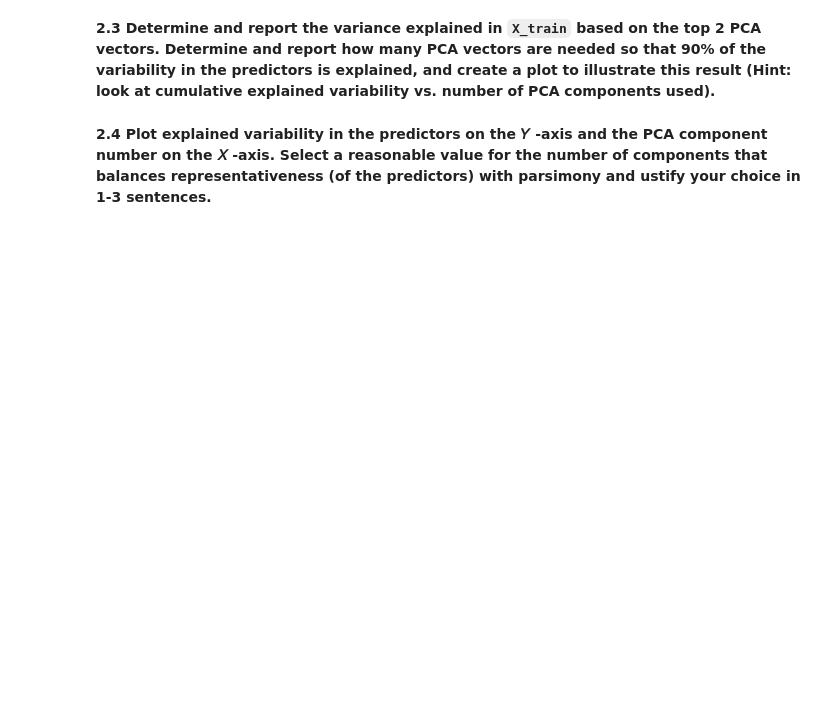
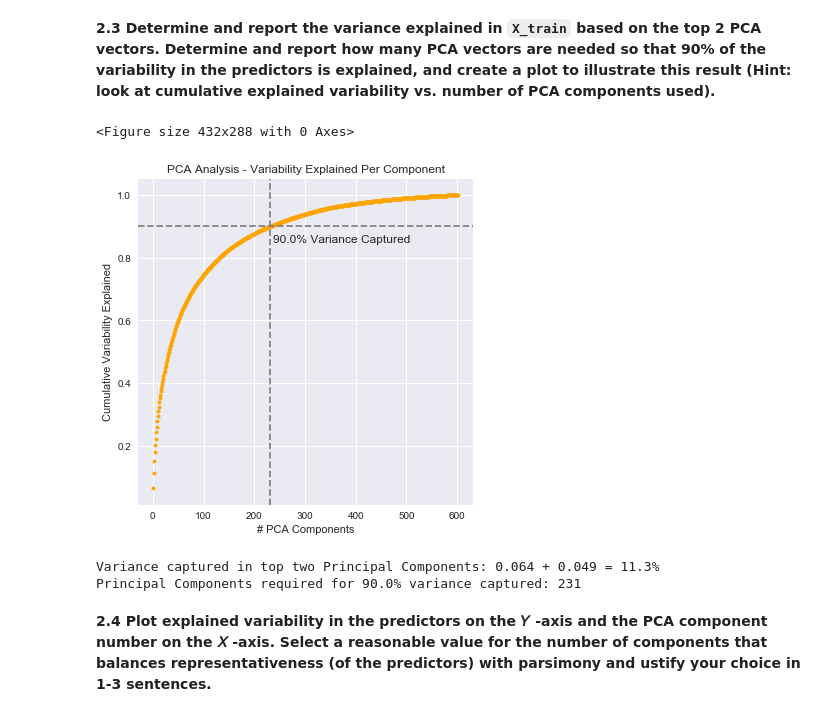
Before and after one commit to kdumontnu/2019-CS109A, a Jupyter notebook: homework/hw5/cs109A_HW5_submit.ipynb, the cells around one changed output. Cells and saved outputs as stored; diff of their text form; code cells hidden in the pictures; blank space fills up the shorter version.

```diff
--- a/homework/hw5/cs109A_HW5_submit.ipynb
+++ b/homework/hw5/cs109A_HW5_submit.ipynb
@@ -191,2 +295,31 @@ Test Accuracy: 78.81%
+# %%
+# Plot variability of PCA components
+var_explained = pca.explained_variance_ratio_
+var_cumulative = np.cumsum(var_explained)
+
+target_var_capture = 0.9
+var_capture = 1 + np.min(np.where(var_cumulative > target_var_capture))
+
+plt.clf()
+fig, axes = plt.subplots(nrows=1, ncols=1, figsize=(6, 6))
+
+axes.scatter(1 + np.arange(0,len(var_explained)), var_cumulative, color='orange', marker='.');
+axes.set_title('PCA Analysis - Variability Explained Per Component');
+axes.set_xlabel('# PCA Components');
+axes.set_ylabel('Cumulative Variability Explained');
+axes.axvline(x = var_capture, ls='--', color='grey')
+axes.axhline(y = target_var_capture, ls='--', color='grey')
+axes.text(var_capture + 5, target_var_capture - 0.05, '{:.3}% Variance Captured'.format(100*target_var_capture))
+plt.show();
+
+print('Variance captured in top two Principal Components: {:.2} + {:.2} = {:.3}%'.format(
+    pca.explained_variance_ratio_[0], pca.explained_variance_ratio_[1], 100*var_cumulative[1]))
+print('Principal Components required for {:.3}% variance captured: {}'.format(
+    100*target_var_capture, var_capture))
+# %% [output]
+<Figure size 432x288 with 0 Axes>
+[figure, added]
+Variance captured in top two Principal Components: 0.064 + 0.049 = 11.3%
+Principal Components required for 90.0% variance captured: 231
 # %% [markdown]
 **2.4 Plot explained variability in the predictors on the  𝑌 -axis and the PCA component number on the 𝑋 -axis. Select a reasonable value for the number of components that balances representativeness (of the predictors) with parsimony and ustify your choice in 1-3 sentences.**
```
Also changed, not shown: parts of 28 cells of this notebook.
